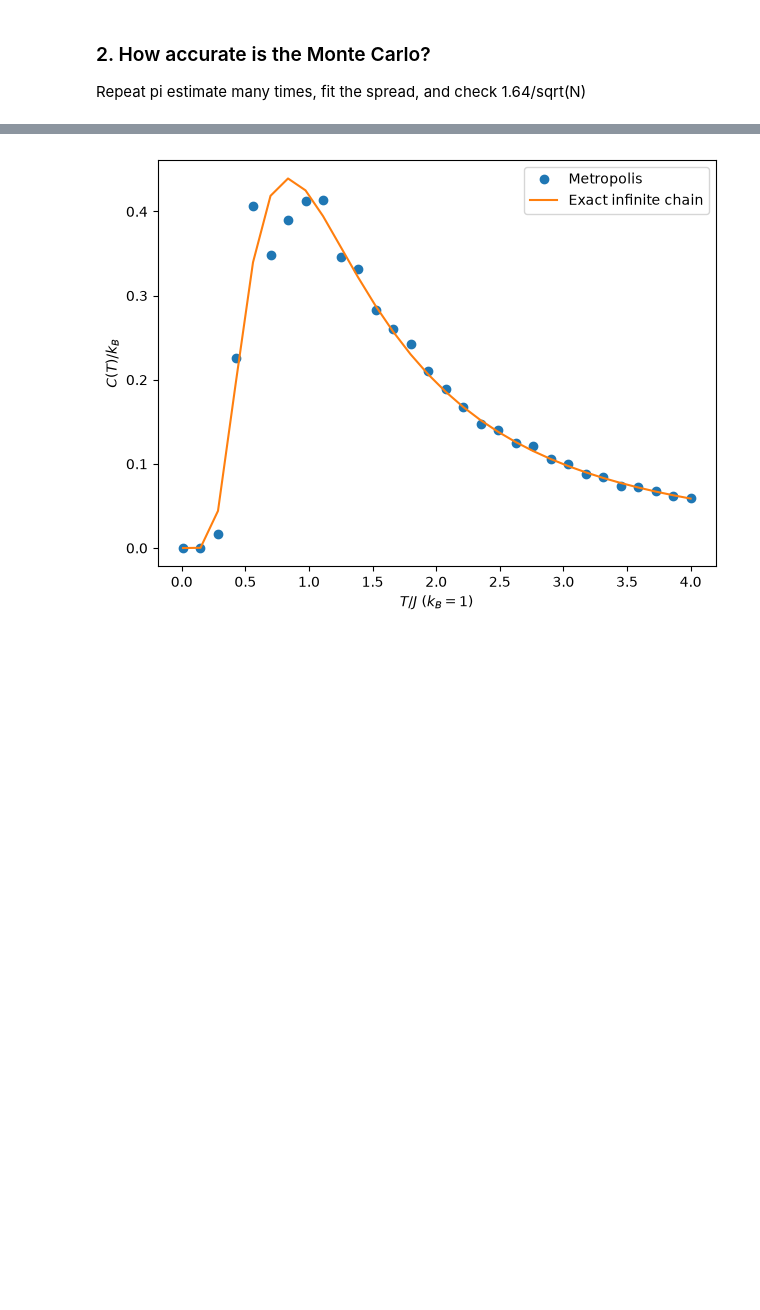
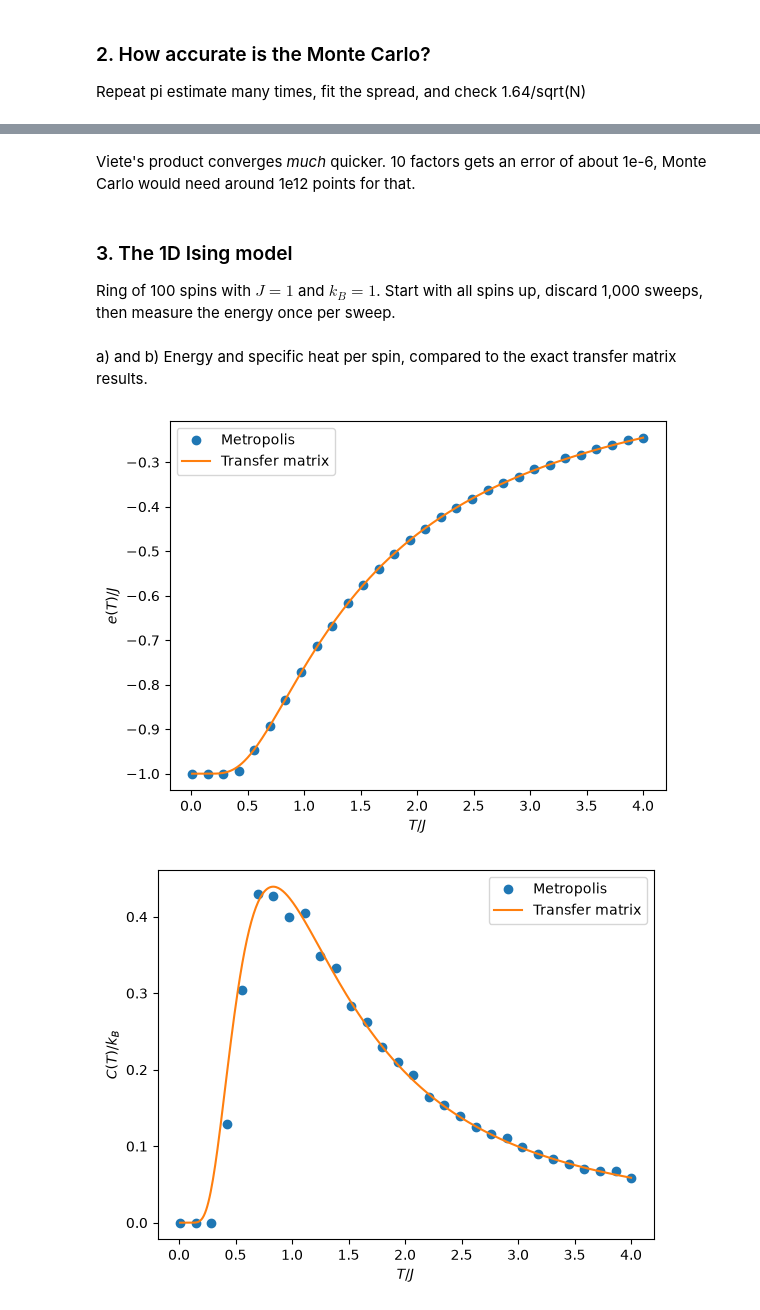
Before and after one commit to jtc469/ising-model, a Jupyter notebook: main.ipynb, the cells around one changed output, grey strips where cells are left out. Saved outputs shown, nothing was run; the diff lists cells and outputs as text; code cells hidden in the pictures; blank space fills up the shorter version.

Commit message:
ising model 1D, metropolis solver, 2D

```diff
--- a/main.ipynb
+++ b/main.ipynb
@@ -289,14 +119,6 @@ Specific heat can be noisier than mean energy because it depends on the spread o
-# %%
-exact_specific_heats = (J / temperatures)**2 / np.cosh(J / temperatures)**2
-
-plt.figure()
-plt.plot(temperatures / J, specific_heats, "o", label="Metropolis")
-plt.plot(temperatures / J, exact_specific_heats, label="Exact infinite chain")
-plt.xlabel(r"$T/J$ ($k_B=1$)")
-plt.ylabel(r"$C(T)/k_B$")
-plt.legend()
-plt.tight_layout()
-plt.savefig(f"{plot_dir}/ising_1d_specific_heat.png", dpi=150)
-plt.show()
-# %% [output]
-[figure, removed]
+# %% [markdown]
+Viete's product converges *much* quicker. 10 factors gets an error of about 1e-6, Monte Carlo would need around 1e12 points for that.
+# %% [markdown]
+### 3. The 1D Ising model
+
+Ring of 100 spins with $J=1$ and $k_B=1$. Start with all spins up, discard 1,000 sweeps, then measure the energy once per sweep.
@@ -302,0 +158,31 @@ plt.show()
+# %% [markdown]
+a) and b) Energy and specific heat per spin, compared to the exact transfer matrix results.
+# %%
+temperatures = np.linspace(0.01, 4, 30)
+results = np.array([simulate_1d(T) for T in temperatures])
+e_1d = results[:, 0]
+C_1d = results[:, 1]
+
+# Exact results from the transfer matrix (infinite chain).
+T_fine = np.linspace(0.01, 4, 400)
+e_exact = -np.tanh(1 / T_fine)
+C_exact = (1 / T_fine)**2 / np.cosh(1 / T_fine)**2
+
+plt.plot(temperatures, e_1d, "o", label="Metropolis")
+plt.plot(T_fine, e_exact, label="Transfer matrix")
+plt.xlabel("$T/J$")
+plt.ylabel("$e(T)/J$")
+plt.legend()
+plt.savefig(f"{plot_dir}/ising_1d_energy.png", dpi=150)
+plt.show()
+
+plt.plot(temperatures, C_1d, "o", label="Metropolis")
+plt.plot(T_fine, C_exact, label="Transfer matrix")
+plt.xlabel("$T/J$")
+plt.ylabel("$C(T)/k_B$")
+plt.legend()
+plt.savefig(f"{plot_dir}/ising_1d_specific_heat.png", dpi=150)
+plt.show()
+# %% [output]
+[figure, added]
+[figure, added]
```
Also changed, not shown: parts of 19 cells of this notebook, 1 other file.
